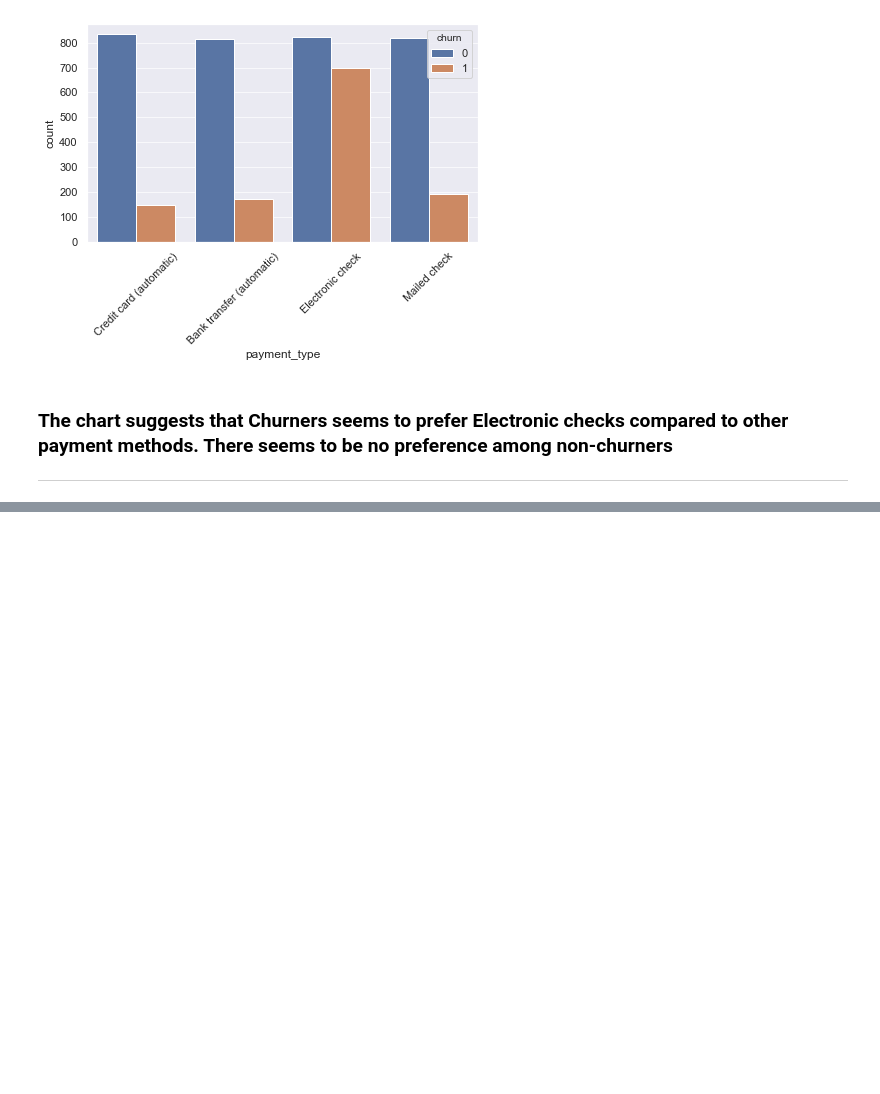
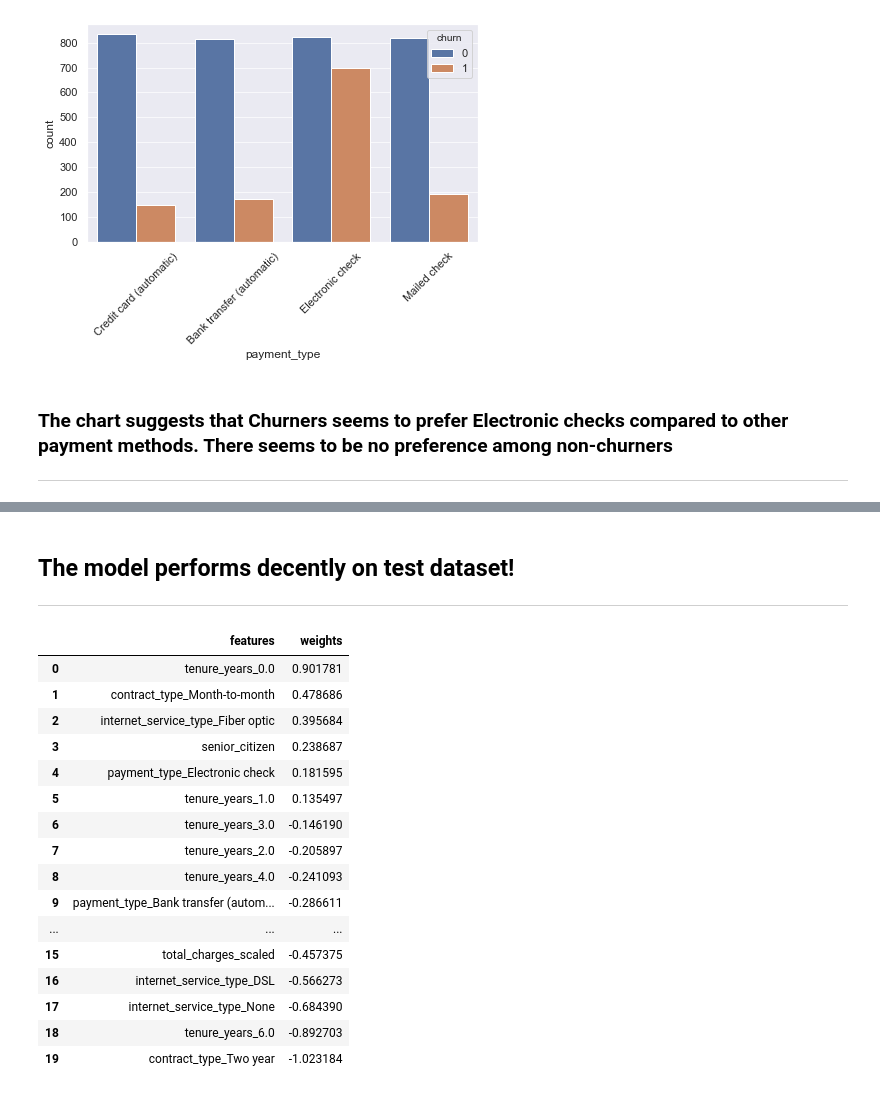
Before and after one commit to ravinder79/Telco_Churn, a Jupyter notebook: Telco_Churn_Final.ipynb, the cells around one changed output, grey strips where cells are left out. Cells and saved outputs as stored; diff of their text form; code cells hidden in the pictures; blank space fills up the shorter version.

```diff
--- a/Telco_Churn_Final.ipynb
+++ b/Telco_Churn_Final.ipynb
@@ -381,0 +490,30 @@ plt.xticks(rotation=45)
+# %% [markdown]
+## The model performs decently on test dataset!
+
+***
+# %%
+#Next we look at weight of different variables from the logit model
+weights = pd.Series(logit.coef_[0],
+index=X_train_scaled.columns.values)
+features = pd.DataFrame(weights.sort_values(ascending = False)).reset_index()
+features.columns = ['features', 'weights']
+#features.to_csv('features.csv')
+features
+# %% [output]
+|  | features | weights |
+| 0 | tenure_years_0.0 | 0.901781 |
+| 1 | contract_type_Month-to-month | 0.478686 |
+| 2 | internet_service_type_Fiber optic | 0.395684 |
+| 3 | senior_citizen | 0.238687 |
+| 4 | payment_type_Electronic check | 0.181595 |
+| 5 | tenure_years_1.0 | 0.135497 |
+| 6 | tenure_years_3.0 | -0.146190 |
+| 7 | tenure_years_2.0 | -0.205897 |
+| 8 | tenure_years_4.0 | -0.241093 |
+| 9 | payment_type_Bank transfer (autom... | -0.286611 |
+| ... | ... | ... |
+| 15 | total_charges_scaled | -0.457375 |
+| 16 | internet_service_type_DSL | -0.566273 |
+| 17 | internet_service_type_None | -0.684390 |
+| 18 | tenure_years_6.0 | -0.892703 |
+| 19 | contract_type_Two year | -1.023184 |
```
Also changed, not shown: parts of 39 cells of this notebook.
